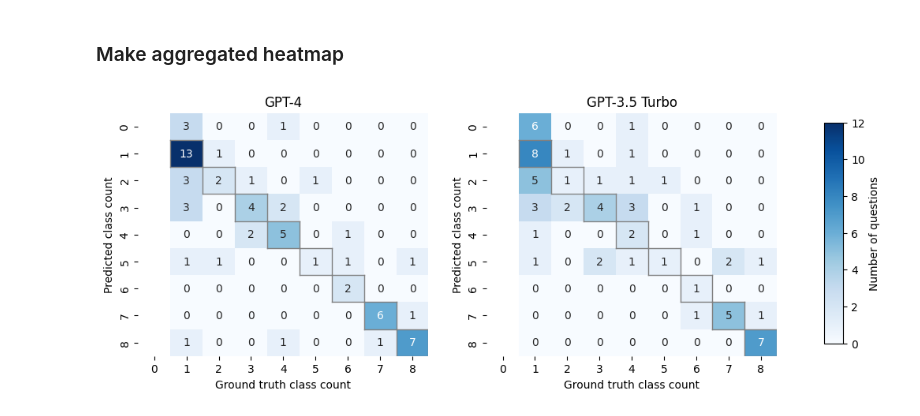
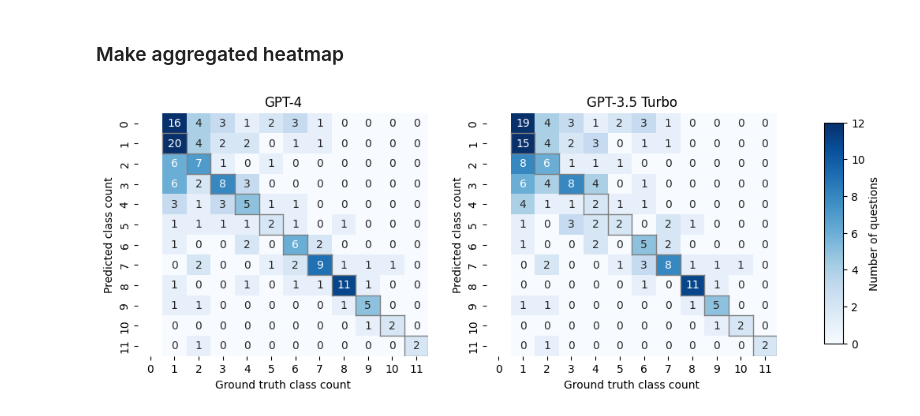
Before and after one commit to csinva/pedidose-efic-analysis, a Jupyter notebook: notebooks/02_theme_classification_site_level.ipynb, the cells around one changed output. Cells and saved outputs as stored; diff of their text form; code cells hidden in the pictures.

Commit message:
add 3 more sites

```diff
--- a/notebooks/02_theme_classification_site_level.ipynb
+++ b/notebooks/02_theme_classification_site_level.ipynb
@@ -178,0 +57,19 @@ joblib.dump(mat, join(data.PROCESSED_DIR,
+# %%
+# llm = imodelsx.llm.get_llm(checkpoint, repeat_delay=None)
+# valid_question_nums = theme_classification.get_valid_question_nums(
+#     qs, responses_df, themes_df)
+# classifications = theme_classification.get_classifications(
+#     llm, valid_question_nums, qs, responses_df, themes_df)
+
+
+# iterative version
+# ['Atlanta', 'Columbus', 'WashingtonDC']:
+for site in ['Charlotte', 'Houston', 'Portland']:
+    df = files_dict[site]
+    qs, responses_df, themes_df = data.split_single_site_df(df)
+    valid_question_nums = theme_classification.get_valid_question_nums(
+        qs, responses_df, themes_df)
+    classifications = theme_classification.get_classifications(
+        llm, valid_question_nums, qs, responses_df, themes_df)
+    theme_classification.compute_and_save_eval_mat(classifications, valid_question_nums,
+                                                   qs, responses_df, themes_df, site, checkpoint)
@@ -179,7 +220,8 @@ joblib.dump(mat, join(data.PROCESSED_DIR,
 # %% [markdown]
 ### Make aggregated heatmap
 # %%
-sites = ['Atlanta', 'Columbus', 'WashingtonDC']
+sites = ['Atlanta', 'Columbus', 'WashingtonDC',
+         'Charlotte', 'Houston', 'Portland']
 checkpoints = ['gpt-4', 'gpt-35-turbo']
 vmax = 12
 
@@ -188,51 +230,61 @@ mats = []
 for i, checkpoint in enumerate(checkpoints):
     mat = None
     for site in sites:
-        mat_new = joblib.load(join(data.PROCESSED_DIR,
-                                   f'classification_confusion_matrix_{site}_{checkpoint.split("/")[-1]}.pkl'))
+        try:
+            mat_new = joblib.load(join(data.PROCESSED_DIR,
+                                       f'classification_confusion_matrix_{site}_{checkpoint.split("/")[-1]}.pkl'))
 
-        # sum mat_new with mat, make size bigger if needed
-        if mat is None:
-            mat = mat_new
-        else:
-            if mat.shape[0] < mat_new.shape[0]:
-                mat = np.pad(
-                    mat, ((0, mat_new.shape[0] - mat.shape[0]), (0, 0)))
-            if mat.shape[1] < mat_new.shape[1]:
-                mat = np.pad(
-                    mat, ((0, 0), (0, mat_new.shape[1] - mat.shape[1])))
-            mat += mat_new
+            # sum mat_new with mat, make size bigger if needed
+            if mat is None:
+                mat = mat_new
+            else:
+                mold = mat.shape[0]
+                mnew = mat_new.shape[0]
+                if mold < mnew:
+                    mat_temp = np.zeros((mnew, mnew))
+                    mat_temp[:mold, :mold] = mat
+                    mat = mat_temp + mat_new
+                elif mold > mnew:
+                    mat_temp = np.zeros((mold, mold))
+                    mat_temp[:mnew, :mnew] = mat_new
+                    mat = mat_temp + mat
+                else:
+                    mat = mat + mat_new
+        except:
+            print(
+                f'Failed to load classification_confusion_matrix_{site}_{checkpoint.split("/")[-1]}.pkl')
     mat[:, 0] = np.nan
     mats.append(mat)
 
 
 fig, axes = plt.subplots(
     1, len(checkpoints), figsize=(len(checkpoints) * 6, 4))
 for i, checkpoint in enumerate(checkpoints):
     mat = mats[i]
     ax = axes[i]
-    sns.heatmap(mat, annot=True, fmt='g', cmap='Blues',
-                vmax=vmax, ax=ax, cbar=False)
+    # mat = mat / np.sum(mat, axis=0)
+    sns.heatmap(mat, fmt='g', cmap='Blues',
+                vmax=vmax, ax=ax, cbar=False, annot=True)
     # plt.xticks(np.arange(mat.shape[1]) + 0.5, np.arange(np.max(mat.shape[1])) + 1)
     dvu.outline_diagonal(mat.shape, roffset=0.5,
                          coffset=0.5, skip_rows=[0], ax=ax)
     ax.set_ylabel('Predicted class count')
     ax.set_xlabel('Ground truth class count')
     ax.set_title(imodelsx.viz.CHECKPOINTS_RENAME_DICT.get(
         checkpoint, checkpoint))
     # plt.savefig(
     # f'../figs/classification_heatmap_{checkpoint.split("/")[-1]}.pdf', bbox_inches='tight')
     # plt.savefig(
     # f'../figs/classification_heatmap_{checkpoint.split("/")[-1]}.png', bbox_inches='tight', dpi=300)
 
 # add colorbar separately
 fig.subplots_adjust(right=0.8)
 cbar_ax = fig.add_axes([0.85, 0.15, 0.02, 0.7])
 fig.colorbar(axes[0].collections[0], cax=cbar_ax, label='Number of questions')
 
 plt.savefig('../figs/theme_classification.pdf', bbox_inches='tight')
 plt.savefig('../figs/theme_classification.png',
             bbox_inches='tight', dpi=300)
 plt.show()
 # %% [output]
-[figure, old version]
+[figure, new version]
```
Also changed, not shown: parts of 10 cells of this notebook, 8 other files.
